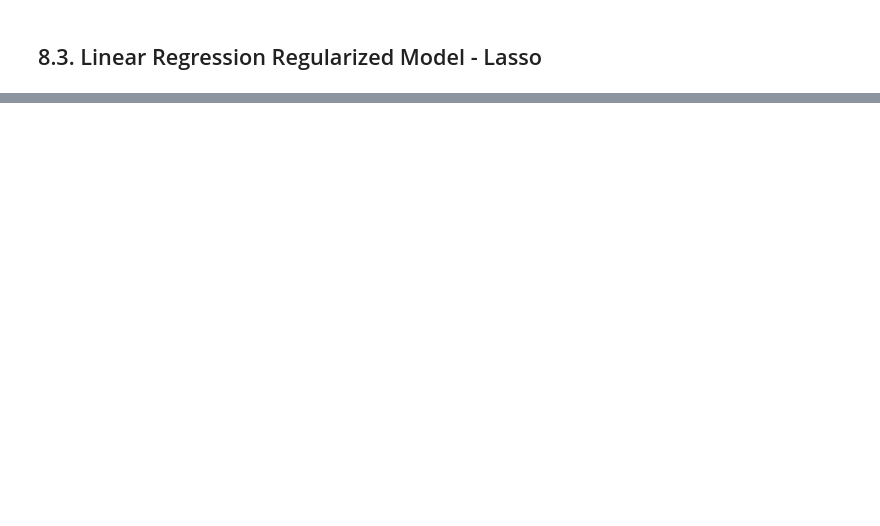
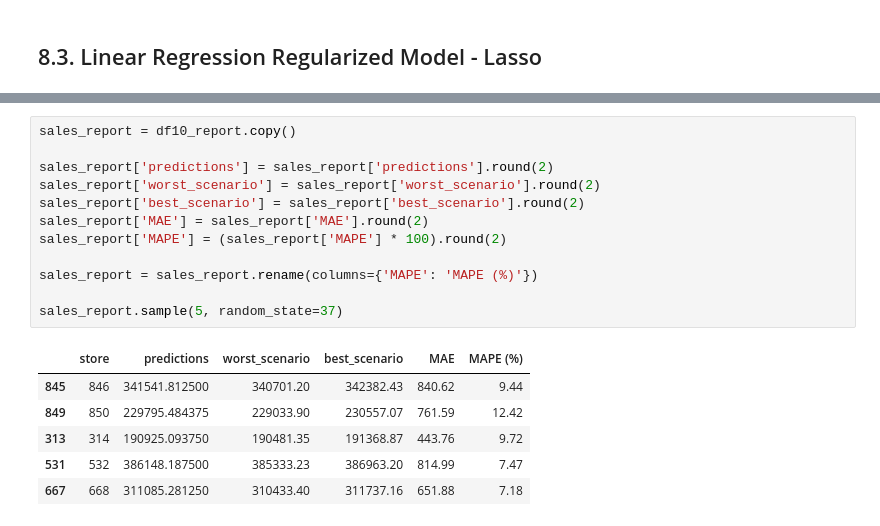
Before and after one commit to lfaferreira/predict-rossmann-store-sales, a Jupyter notebook: rossmann_store_sales_prediction.ipynb, the cells around one changed output, grey strips where cells are left out. Drawn from its saved outputs; the diff is of its cells as text; blank space fills up the shorter version.

```diff
--- a/rossmann_store_sales_prediction.ipynb
+++ b/rossmann_store_sales_prediction.ipynb
@@ -1304,0 +1558,19 @@ lrr_result
+# %%
+sales_report = df10_report.copy()
+
+sales_report['predictions'] = sales_report['predictions'].round(2)
+sales_report['worst_scenario'] = sales_report['worst_scenario'].round(2)
+sales_report['best_scenario'] = sales_report['best_scenario'].round(2)
+sales_report['MAE'] = sales_report['MAE'].round(2)
+sales_report['MAPE'] = (sales_report['MAPE'] * 100).round(2)
+
+sales_report = sales_report.rename(columns={'MAPE': 'MAPE (%)'})
+
+sales_report.sample(5, random_state=37)
+# %% [output]
+|  | store | predictions | worst_scenario | best_scenario | MAE | MAPE (%) |
+| 845 | 846 | 341541.812500 | 340701.20 | 342382.43 | 840.62 | 9.44 |
+| 849 | 850 | 229795.484375 | 229033.90 | 230557.07 | 761.59 | 12.42 |
+| 313 | 314 | 190925.093750 | 190481.35 | 191368.87 | 443.76 | 9.72 |
+| 531 | 532 | 386148.187500 | 385333.23 | 386963.20 | 814.99 | 7.47 |
+| 667 | 668 | 311085.281250 | 310433.40 | 311737.16 | 651.88 | 7.18 |
```
Also changed, not shown: parts of 69 cells of this notebook.
